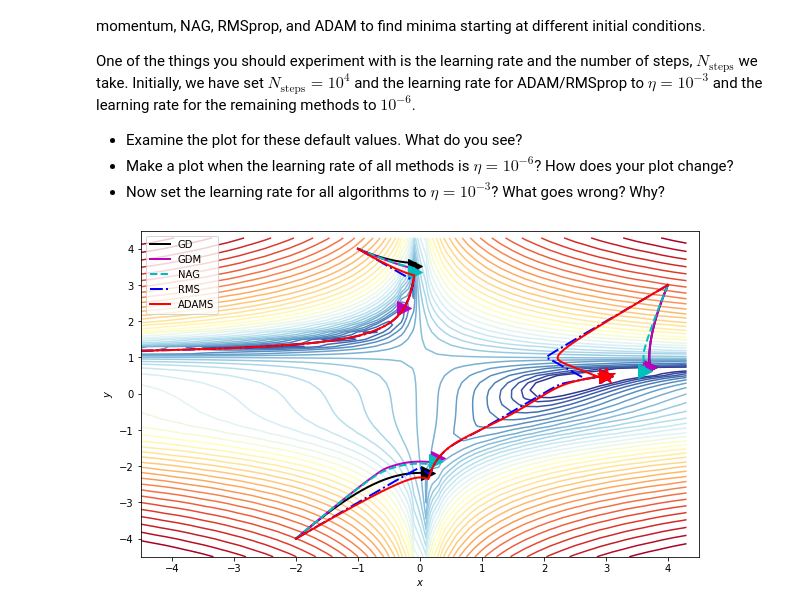
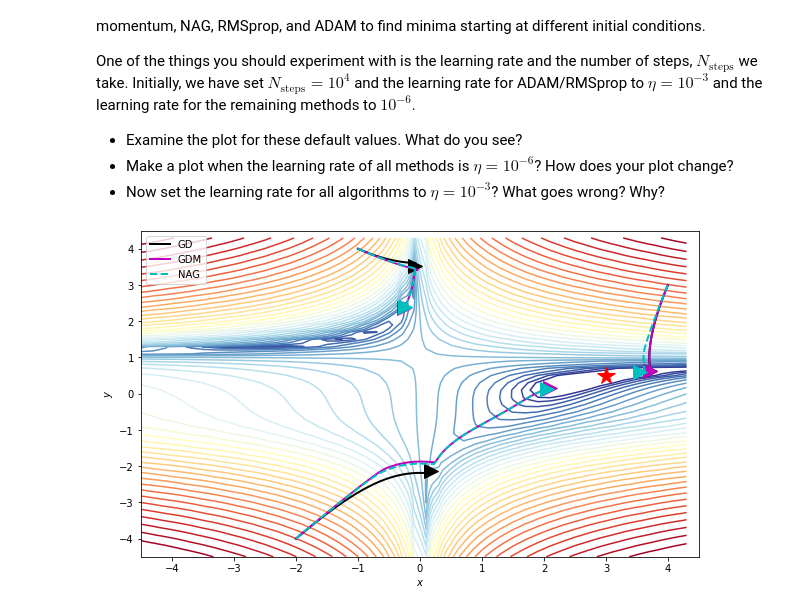
Before and after one commit to green-cabbage/PHYS570AI_Fall2022, a Jupyter notebook: Homework/HW1/PHYS570AIHW1_part2.ipynb, the cells around one changed output. Cells and saved outputs as stored; diff of their text form; code cells hidden in the pictures.

```diff
--- a/Homework/HW1/PHYS570AIHW1_part2.ipynb
+++ b/Homework/HW1/PHYS570AIHW1_part2.ipynb
@@ -287,15 +287,20 @@ eta1=0.1
 eta2=0.5
 eta3=1
 eta4=1.01
-gd_1=gd(grad_minima_surface,init1, n_epochs=100, eta=eta1)
-gd_2=gd(grad_minima_surface,init2, n_epochs=100, eta=eta2)
-gd_3=gd(grad_minima_surface,init3, n_epochs=100, eta=eta3)
-gd_4=gd(grad_minima_surface,init4, n_epochs=10, eta=eta4)
+noise = 3
+# gd_1=NAG(grad_minima_surface,init1, n_epochs=100, eta=eta1, noise_strength=noise)
+# gd_2=NAG(grad_minima_surface,init2, n_epochs=100, eta=eta2, noise_strength=noise)
+# gd_3=NAG(grad_minima_surface,init3, n_epochs=100, eta=eta3, noise_strength=noise)
+# gd_4=NAG(grad_minima_surface,init4, n_epochs=10, eta=eta4, noise_strength=noise)
+gd_1=gd_with_mom(grad_minima_surface,init1, n_epochs=100, eta=eta1, noise_strength=noise)
+gd_2=gd_with_mom(grad_minima_surface,init2, n_epochs=100, eta=eta2, noise_strength=noise)
+gd_3=gd_with_mom(grad_minima_surface,init3, n_epochs=100, eta=eta3, noise_strength=noise)
+gd_4=gd_with_mom(grad_minima_surface,init4, n_epochs=10, eta=eta4, noise_strength=noise)
 #print(gd_1)
 overlay_trajectory_contour(ax,gd_1,'$\eta=$%s'% eta1,'g--*', lw=0.5)
-overlay_trajectory_contour(ax,gd_2,'$\eta=$%s'% eta2,'b-<', lw=0.5)
-overlay_trajectory_contour(ax,gd_3,'$\eta=$%s'% eta3,'->', lw=0.5)
-overlay_trajectory_contour(ax,gd_4,'$\eta=$%s'% eta4,'c-o', lw=0.5)
+# overlay_trajectory_contour(ax,gd_2,'$\eta=$%s'% eta2,'b-<', lw=0.5)
+# overlay_trajectory_contour(ax,gd_3,'$\eta=$%s'% eta3,'->', lw=0.5)
+# overlay_trajectory_contour(ax,gd_4,'$\eta=$%s'% eta4,'c-o', lw=0.5)
 plt.legend(loc=2)
 plt.show()
 fig.savefig("GD3regimes.pdf", bbox_inches='tight')
@@ -385,9 +390,9 @@ One of the things you should experiment with is the learning rate and the number
 # %%
 plt.close()
 #Make static plot of the results
-Nsteps=10**4
-lr_l=10**-3
-lr_s=10**-6
+Nsteps=10**5 #10**4
+lr_l=10**-3 #10**-3
+lr_s=10**-6 #10**-6
 
 init1=np.array([4,3])
 fig1, ax1=contour_beales_function()
@@ -401,50 +406,50 @@ adam_trajectory1=adams(grad_beales_function,init1,Nsteps,eta=lr_l, gamma=0.9, be
 overlay_trajectory_contour_M(ax1,gd_trajectory1, 'GD','k')
 overlay_trajectory_contour_M(ax1,gd_trajectory1, 'GDM','m')
 overlay_trajectory_contour_M(ax1,NAG_trajectory1, 'NAG','c--')
-overlay_trajectory_contour_M(ax1,rms_prop_trajectory1,'RMS', 'b-.')
-overlay_trajectory_contour_M(ax1,adam_trajectory1,'ADAMS', 'r')
+# overlay_trajectory_contour_M(ax1,rms_prop_trajectory1,'RMS', 'b-.')
+# overlay_trajectory_contour_M(ax1,adam_trajectory1,'ADAMS', 'r')
 
 plt.legend(loc=2)
 
-#init2=np.array([1.5,1.5])
-#gd_trajectory2=gd(grad_beales_function,init2,Nsteps, eta=10**-6, noise_strength=0)
-#gdm_trajectory2=gd_with_mom(grad_beales_function,init2,Nsteps,eta=10**-6, gamma=0.9,noise_strength=0)
-#NAG_trajectory2=NAG(grad_beales_function,init2,Nsteps,eta=10**-6, gamma=0.9,noise_strength=0)
-#rms_prop_trajectory2=rms_prop(grad_beales_function,init2,Nsteps,eta=10**-3, beta=0.9,epsilon=10**-8,noise_strength=0)
-#adam_trajectory2=adams(grad_beales_function,init2,Nsteps,eta=10**-3, gamma=0.9, beta=0.99,epsilon=10**-8,noise_strength=0)
-#overlay_trajectory_contour_M(ax1,gdm_trajectory2, 'GDM','m')
-#overlay_trajectory_contour_M(ax1,NAG_trajectory2, 'NAG','c--')
-#overlay_trajectory_contour_M(ax1,rms_prop_trajectory2,'RMS', 'b-.')
-#overlay_trajectory_contour_M(ax1,adam_trajectory2,'ADAMS', 'r')
+# init2=np.array([1.5,1.5])
+# gd_trajectory2=gd(grad_beales_function,init2,Nsteps, eta=10**-6, noise_strength=0)
+# gdm_trajectory2=gd_with_mom(grad_beales_function,init2,Nsteps,eta=10**-6, gamma=0.9,noise_strength=0)
+# NAG_trajectory2=NAG(grad_beales_function,init2,Nsteps,eta=10**-6, gamma=0.9,noise_strength=0)
+# rms_prop_trajectory2=rms_prop(grad_beales_function,init2,Nsteps,eta=10**-3, beta=0.9,epsilon=10**-8,noise_strength=0)
+# adam_trajectory2=adams(grad_beales_function,init2,Nsteps,eta=10**-3, gamma=0.9, beta=0.99,epsilon=10**-8,noise_strength=0)
+# # overlay_trajectory_contour_M(ax1,gdm_trajectory2, 'GDM','m')
+# # overlay_trajectory_contour_M(ax1,NAG_trajectory2, 'NAG','c--')
+# overlay_trajectory_contour_M(ax1,rms_prop_trajectory2,'RMS', 'b-.')
+# # overlay_trajectory_contour_M(ax1,adam_trajectory2,'ADAMS', 'r')
 
 init3=np.array([-1,4])
 
 gd_trajectory3=gd(grad_beales_function,init3,10**5, eta=lr_s, noise_strength=0)
 gdm_trajectory3=gd_with_mom(grad_beales_function,init3,10**5,eta=lr_s, gamma=0.9,noise_strength=0)
 NAG_trajectory3=NAG(grad_beales_function,init3,Nsteps,eta=lr_s, gamma=0.9,noise_strength=0)
 rms_prop_trajectory3=rms_prop(grad_beales_function,init3,Nsteps,eta=lr_l, beta=0.9,epsilon=10**-8,noise_strength=0)
 adam_trajectory3=adams(grad_beales_function,init3,Nsteps,eta=lr_l, gamma=0.9, beta=0.99,epsilon=10**-8,noise_strength=0)
 
 overlay_trajectory_contour_M(ax1,gd_trajectory3, 'GD','k')
 overlay_trajectory_contour_M(ax1,gdm_trajectory3, 'GDM','m')
 overlay_trajectory_contour_M(ax1,NAG_trajectory3, 'NAG','c--')
-overlay_trajectory_contour_M(ax1,rms_prop_trajectory3,'RMS', 'b-.')
-overlay_trajectory_contour_M(ax1,adam_trajectory3,'ADAMS', 'r')
+# overlay_trajectory_contour_M(ax1,rms_prop_trajectory3,'RMS', 'b-.')
+# overlay_trajectory_contour_M(ax1,adam_trajectory3,'ADAMS', 'r')
 
 init4=np.array([-2,-4])
 
 gd_trajectory4=gd(grad_beales_function,init4,Nsteps, eta=lr_s, noise_strength=0)
 gdm_trajectory4=gd_with_mom(grad_beales_function,init4,Nsteps,eta=lr_s, gamma=0.9,noise_strength=0)
 NAG_trajectory4=NAG(grad_beales_function,init4,Nsteps,eta=lr_s, gamma=0.9,noise_strength=0)
 rms_prop_trajectory4=rms_prop(grad_beales_function,init4,Nsteps,eta=lr_l, beta=0.9,epsilon=10**-8,noise_strength=0)
 adam_trajectory4=adams(grad_beales_function,init4,Nsteps,eta=lr_l, gamma=0.9, beta=0.99,epsilon=10**-8,noise_strength=0)
 
 overlay_trajectory_contour_M(ax1,gd_trajectory4, 'GD','k')
 overlay_trajectory_contour_M(ax1,gdm_trajectory4, 'GDM','m')
 overlay_trajectory_contour_M(ax1,NAG_trajectory4, 'NAG','c--')
-overlay_trajectory_contour_M(ax1,rms_prop_trajectory4,'RMS', 'b-.')
-overlay_trajectory_contour_M(ax1,adam_trajectory4,'ADAMS', 'r')
+# overlay_trajectory_contour_M(ax1,rms_prop_trajectory4,'RMS', 'b-.')
+# overlay_trajectory_contour_M(ax1,adam_trajectory4,'ADAMS', 'r')
 
 plt.show()
 # %% [output]
-[figure, old version]
+[figure, new version]
```
Also changed, not shown: parts of 2 cells of this notebook.
